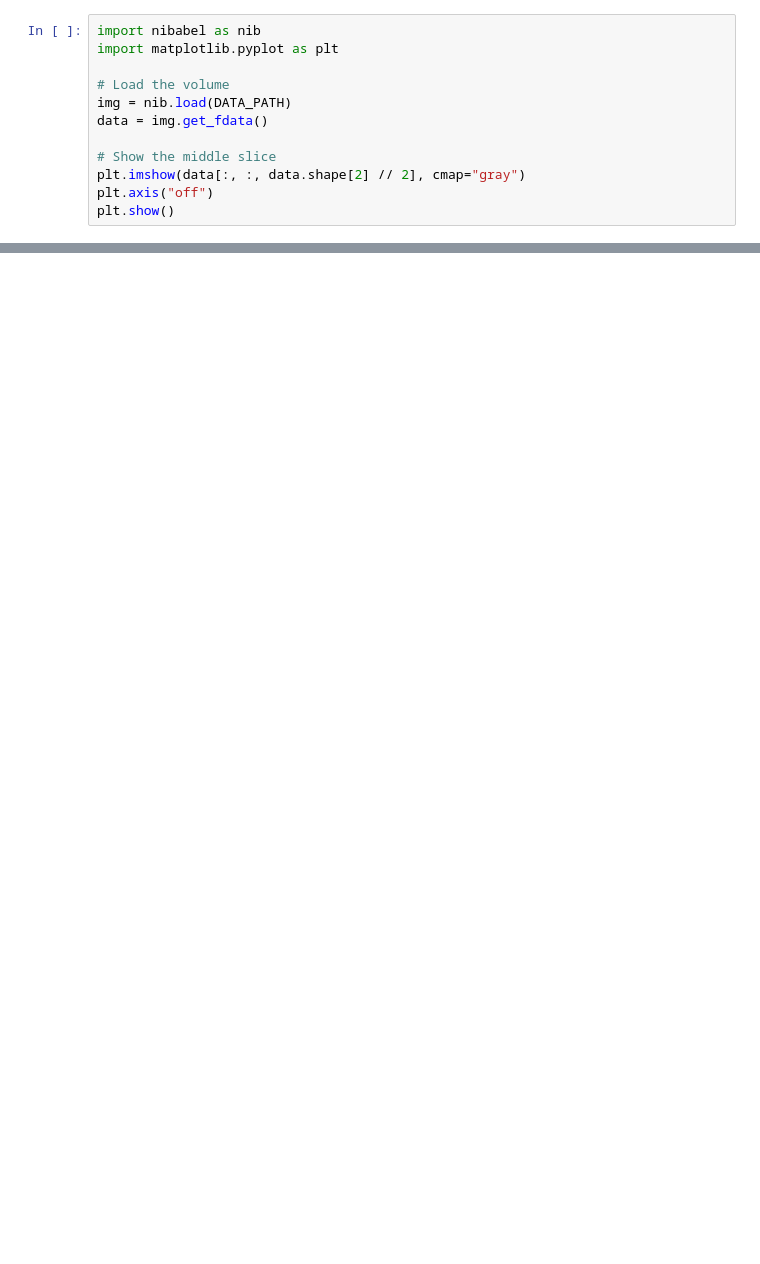
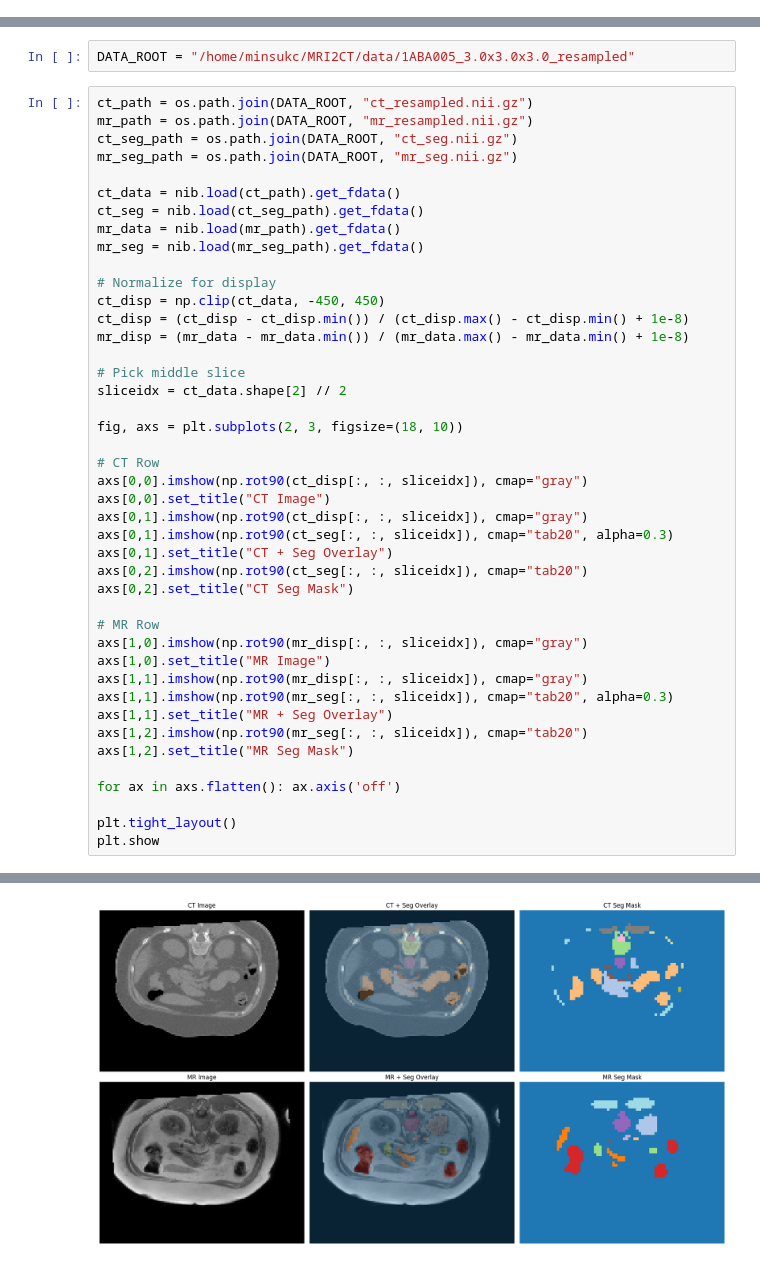
Before and after one commit to minsuk00/MRI2CT, a Jupyter notebook: data_viewer.ipynb, the cells around one changed output, grey strips where cells are left out. Cells and saved outputs as stored; diff of their text form; blank space fills up the shorter version.

```diff
--- a/data_viewer.ipynb
+++ b/data_viewer.ipynb
@@ -3,12 +0,0 @@ DATA_PATH = "/home/minsukc/MRI2CT/anatomix_outputs/1ABA005_256x256x128/ct.nii.gz
-# %%
-import nibabel as nib
-import matplotlib.pyplot as plt
-
-# Load the volume
-img = nib.load(DATA_PATH)
-data = img.get_fdata()
-
-# Show the middle slice
-plt.imshow(data[:, :, data.shape[2] // 2], cmap="gray")
-plt.axis("off")
-plt.show()
@@ -39,0 +130,46 @@ plt.show()
+# %%
+DATA_ROOT = "/home/minsukc/MRI2CT/data/1ABA005_3.0x3.0x3.0_resampled"
+# %%
+ct_path = os.path.join(DATA_ROOT, "ct_resampled.nii.gz")
+mr_path = os.path.join(DATA_ROOT, "mr_resampled.nii.gz")
+ct_seg_path = os.path.join(DATA_ROOT, "ct_seg.nii.gz")
+mr_seg_path = os.path.join(DATA_ROOT, "mr_seg.nii.gz")
+
+ct_data = nib.load(ct_path).get_fdata()
+ct_seg = nib.load(ct_seg_path).get_fdata()
+mr_data = nib.load(mr_path).get_fdata()
+mr_seg = nib.load(mr_seg_path).get_fdata()
+
+# Normalize for display
+ct_disp = np.clip(ct_data, -450, 450)
+ct_disp = (ct_disp - ct_disp.min()) / (ct_disp.max() - ct_disp.min() + 1e-8)
+mr_disp = (mr_data - mr_data.min()) / (mr_data.max() - mr_data.min() + 1e-8)
+
+# Pick middle slice
+sliceidx = ct_data.shape[2] // 2
+
+fig, axs = plt.subplots(2, 3, figsize=(18, 10))
+
+# CT Row
+axs[0,0].imshow(np.rot90(ct_disp[:, :, sliceidx]), cmap="gray")
+axs[0,0].set_title("CT Image")
+axs[0,1].imshow(np.rot90(ct_disp[:, :, sliceidx]), cmap="gray")
+axs[0,1].imshow(np.rot90(ct_seg[:, :, sliceidx]), cmap="tab20", alpha=0.3)
+axs[0,1].set_title("CT + Seg Overlay")
+axs[0,2].imshow(np.rot90(ct_seg[:, :, sliceidx]), cmap="tab20")
+axs[0,2].set_title("CT Seg Mask")
+
+# MR Row
+axs[1,0].imshow(np.rot90(mr_disp[:, :, sliceidx]), cmap="gray")
+axs[1,0].set_title("MR Image")
+axs[1,1].imshow(np.rot90(mr_disp[:, :, sliceidx]), cmap="gray")
+axs[1,1].imshow(np.rot90(mr_seg[:, :, sliceidx]), cmap="tab20", alpha=0.3)
+axs[1,1].set_title("MR + Seg Overlay")
+axs[1,2].imshow(np.rot90(mr_seg[:, :, sliceidx]), cmap="tab20")
+axs[1,2].set_title("MR Seg Mask")
+
+for ax in axs.flatten(): ax.axis('off')
+
+plt.tight_layout()
+plt.show
+# %% [output]
@@ -39,0 +177 @@ plt.show()
+[figure, added]
```
Also changed, not shown: parts of 14 cells of this notebook, 21 other files.
